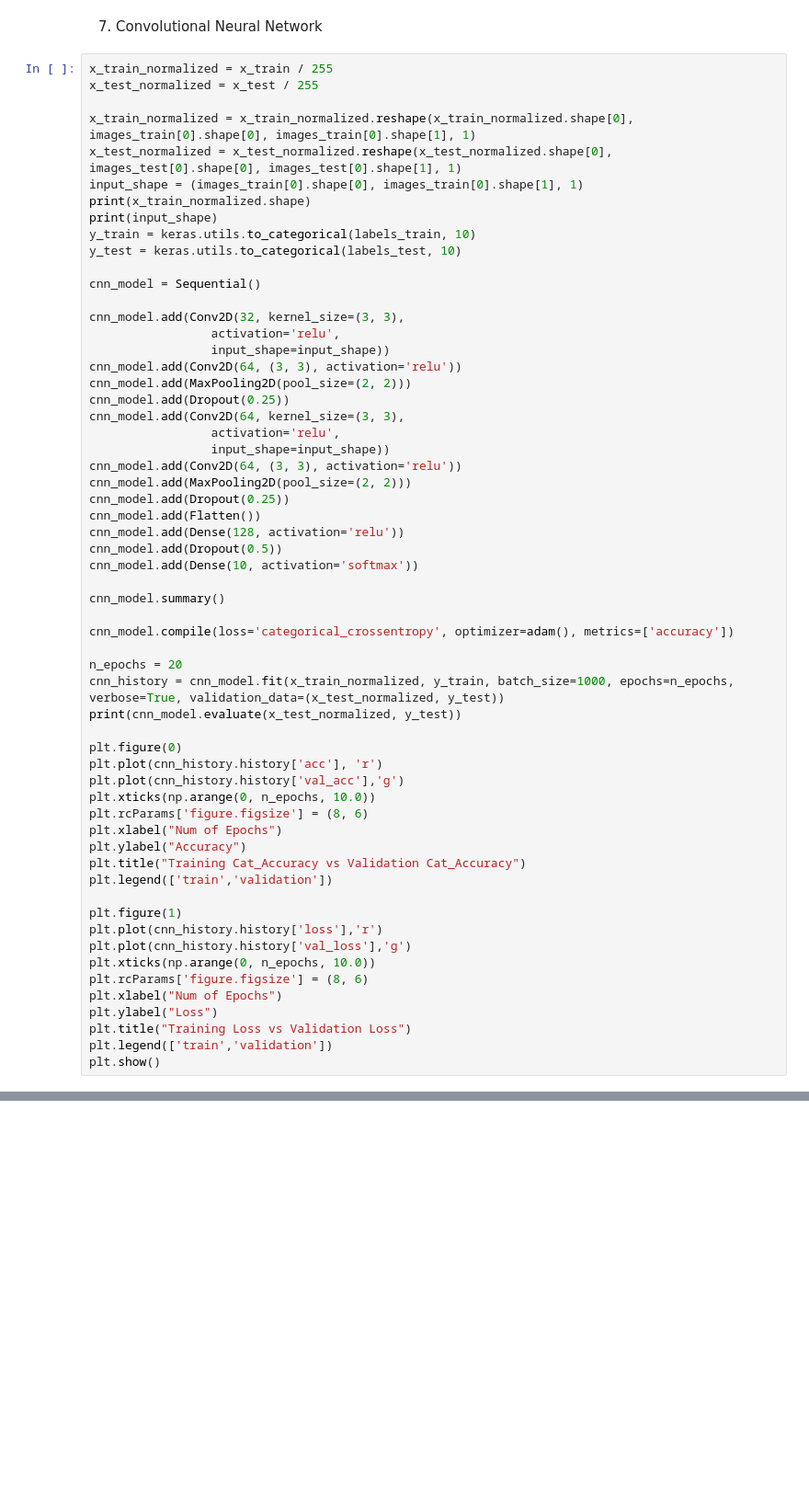
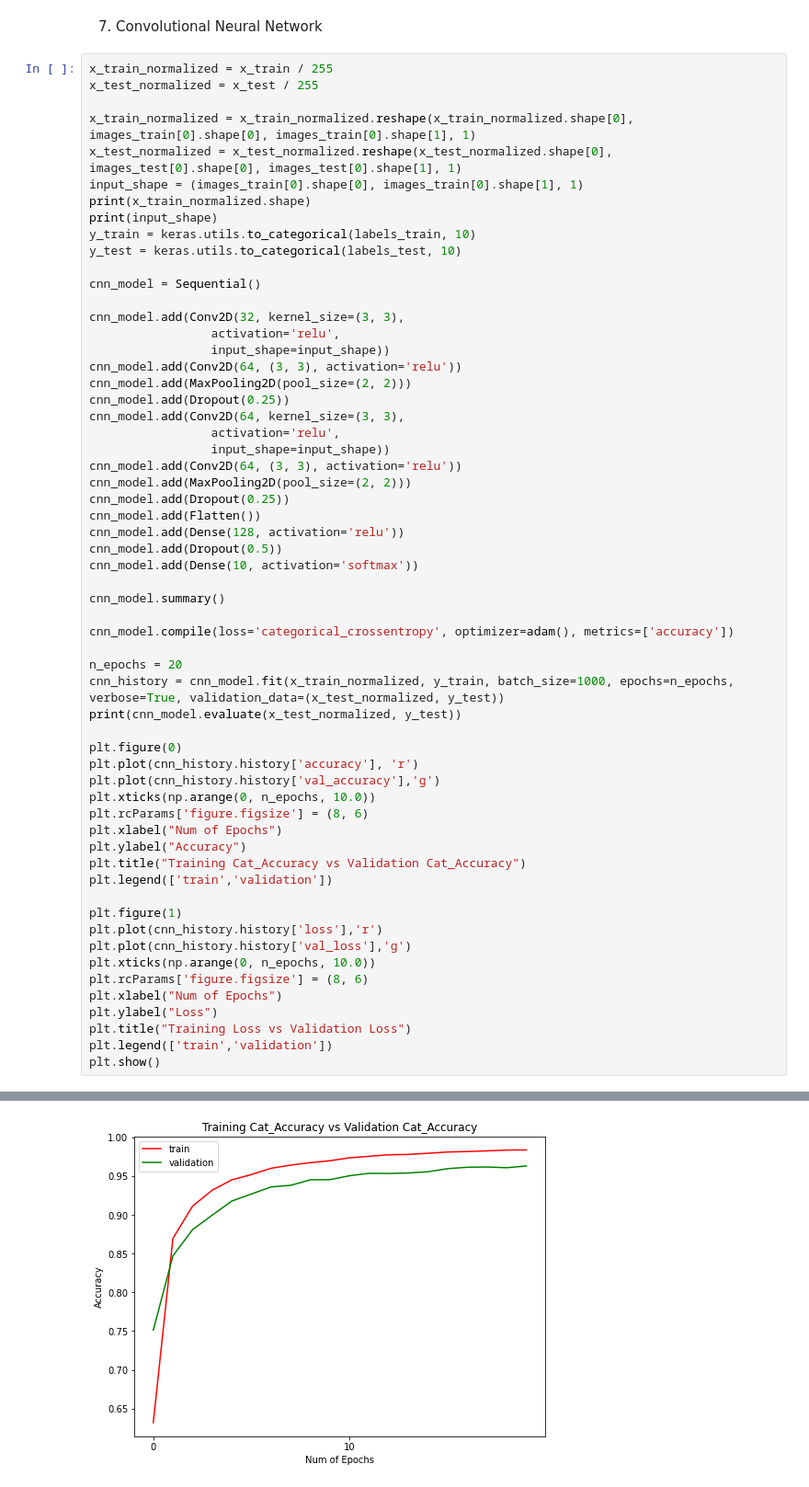
Before and after one commit to mgoncerz/ml_zaliczenie_projekt, a Jupyter notebook: projekt.ipynb, the cells around one changed output, grey strips where cells are left out. Shown at 92% size. Saved outputs shown, nothing was run; the diff lists cells and outputs as text; blank space fills up the shorter version.

```diff
--- a/projekt.ipynb
+++ b/projekt.ipynb
@@ -211,8 +331,8 @@ cnn_history = cnn_model.fit(x_train_normalized, y_train, batch_size=1000, epochs
 print(cnn_model.evaluate(x_test_normalized, y_test))
 
 plt.figure(0)
-plt.plot(cnn_history.history['acc'], 'r')
-plt.plot(cnn_history.history['val_acc'],'g')
+plt.plot(cnn_history.history['accuracy'], 'r')
+plt.plot(cnn_history.history['val_accuracy'],'g')
 plt.xticks(np.arange(0, n_epochs, 10.0))
 plt.rcParams['figure.figsize'] = (8, 6)
 plt.xlabel("Num of Epochs")
@@ -230,3 +350,4 @@ plt.ylabel("Loss")
 plt.title("Training Loss vs Validation Loss")
 plt.legend(['train','validation'])
 plt.show()
+# %% [output]
@@ -232,0 +371 @@ plt.show()
+[figure, added]
```
Also changed, not shown: parts of 10 cells of this notebook.
